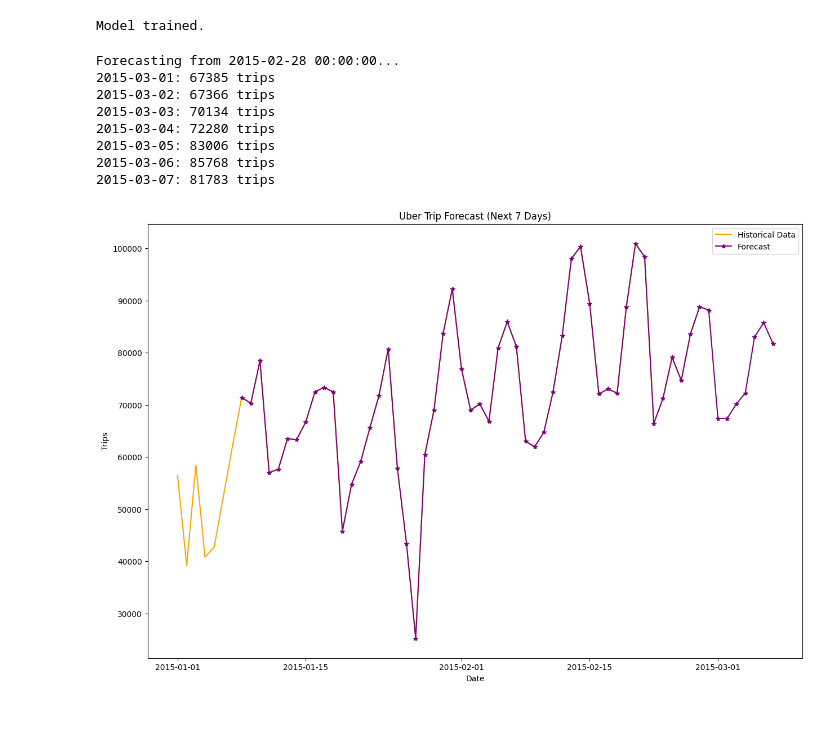
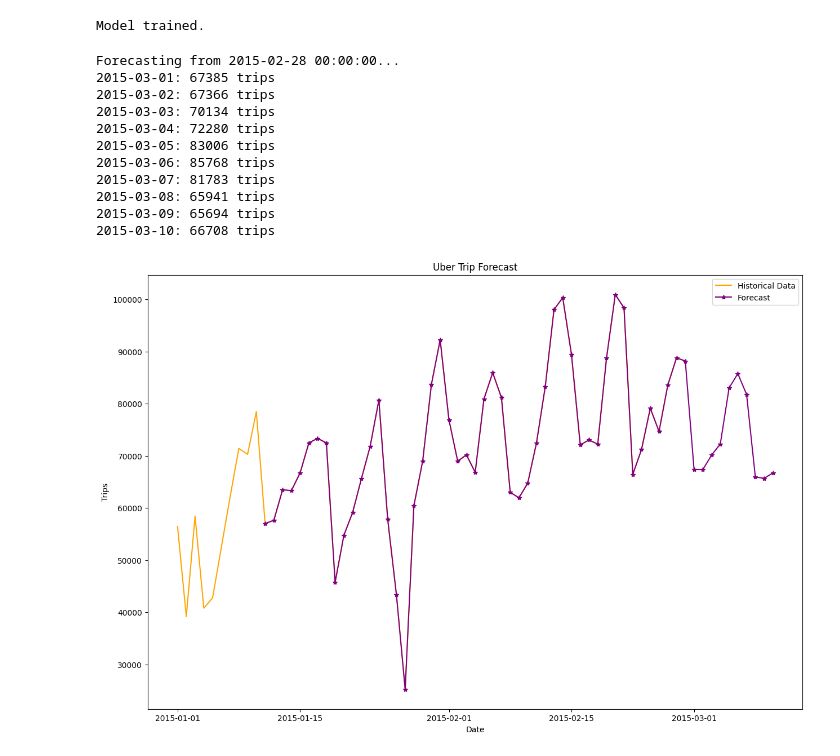
Before and after one commit to Aryan5011/UNIFIED_MENTOR_INTERNSHIP, a Jupyter notebook: UBER_ANALYSIS.ipynb, the cells around one changed output. Drawn from its saved outputs; the diff is of its cells as text; code cells hidden in the pictures; blank space fills up the shorter version.

```diff
--- a/UBER_ANALYSIS.ipynb
+++ b/UBER_ANALYSIS.ipynb
@@ -209,7 +209,7 @@ print("Model trained.")
 # %% [output]
 Model trained.
 # %%
-future_days = 7
+future_days = 10
 last_date = Daily_data.index.max()
 data_3 = Daily_data.copy()
 print(f"Forecasting from {last_date}...")
@@ -250,14 +250,17 @@ Forecasting from 2015-02-28 00:00:00...
 2015-03-05: 83006 trips
 2015-03-06: 85768 trips
 2015-03-07: 81783 trips
+2015-03-08: 65941 trips
+2015-03-09: 65694 trips
+2015-03-10: 66708 trips
 # %%
 plt.figure(figsize=(15, 10))
 plt.plot(Daily_data.index, Daily_data['trips'], label='Historical Data', color='orange')
 plt.plot(forecast.index, forecast['trips'], label='Forecast', color='purple', linestyle='-', marker='*')
-plt.title('Uber Trip Forecast (Next 7 Days)')
+plt.title('Uber Trip Forecast')
 plt.xlabel('Date')
 plt.ylabel('Trips')
 plt.legend()
 plt.show()
 # %% [output]
-[figure, old version]
+[figure, new version]
```
